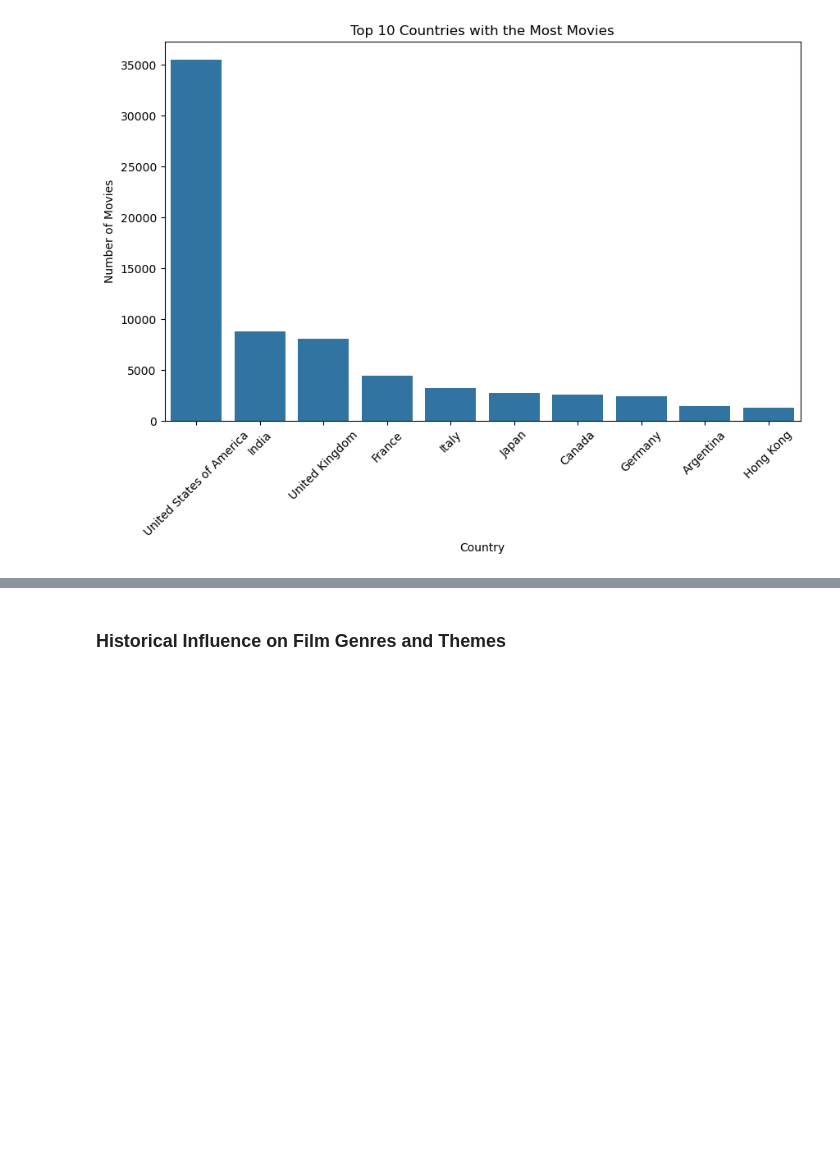
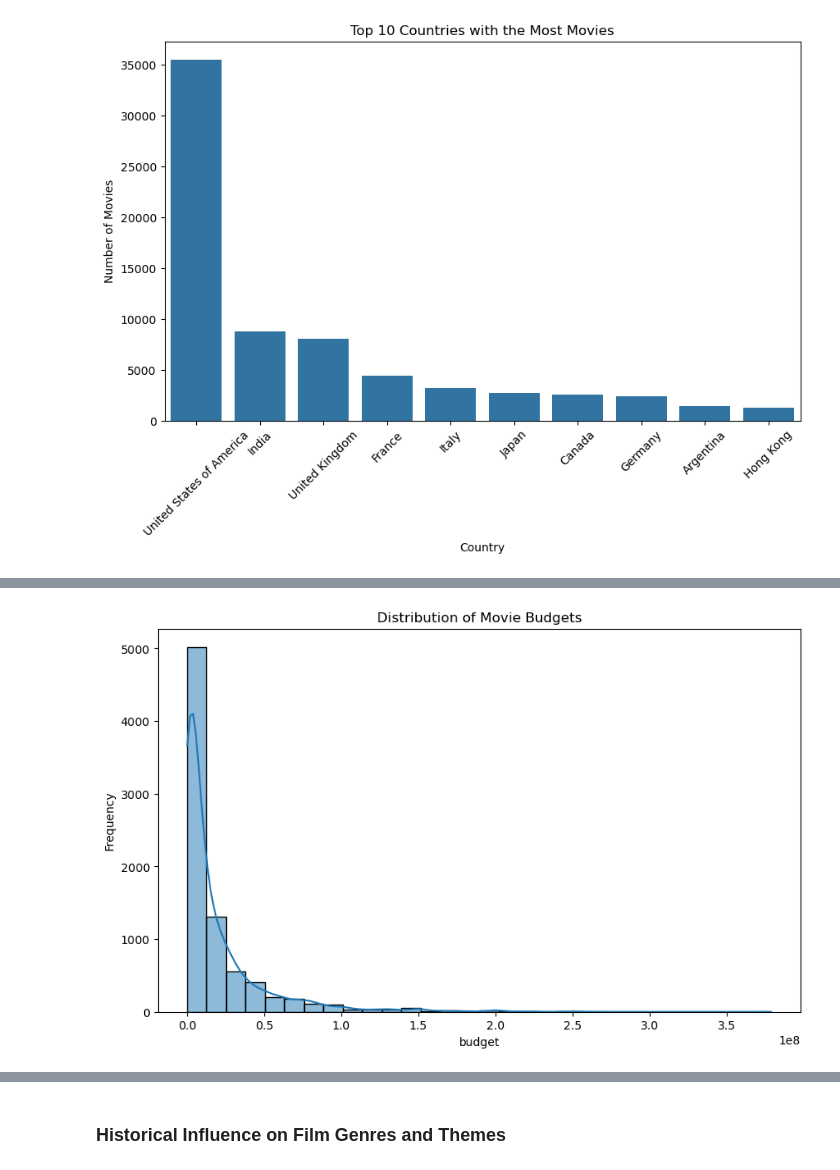
Before and after one commit to epfl-ada/ada-2024-project-semex24, a Jupyter notebook: results.ipynb, the cells around one changed output, grey strips where cells are left out. Drawn from its saved outputs; the diff is of its cells as text; code cells hidden in the pictures; blank space fills up the shorter version.

```diff
--- a/results.ipynb
+++ b/results.ipynb
@@ -115,0 +122,4 @@ plot_top_10_countries(movies_df)
+# %%
+plot_budget_distribution(movies_df)
+# %% [output]
+[figure, added]
```
Also changed, not shown: parts of 8 cells of this notebook.
